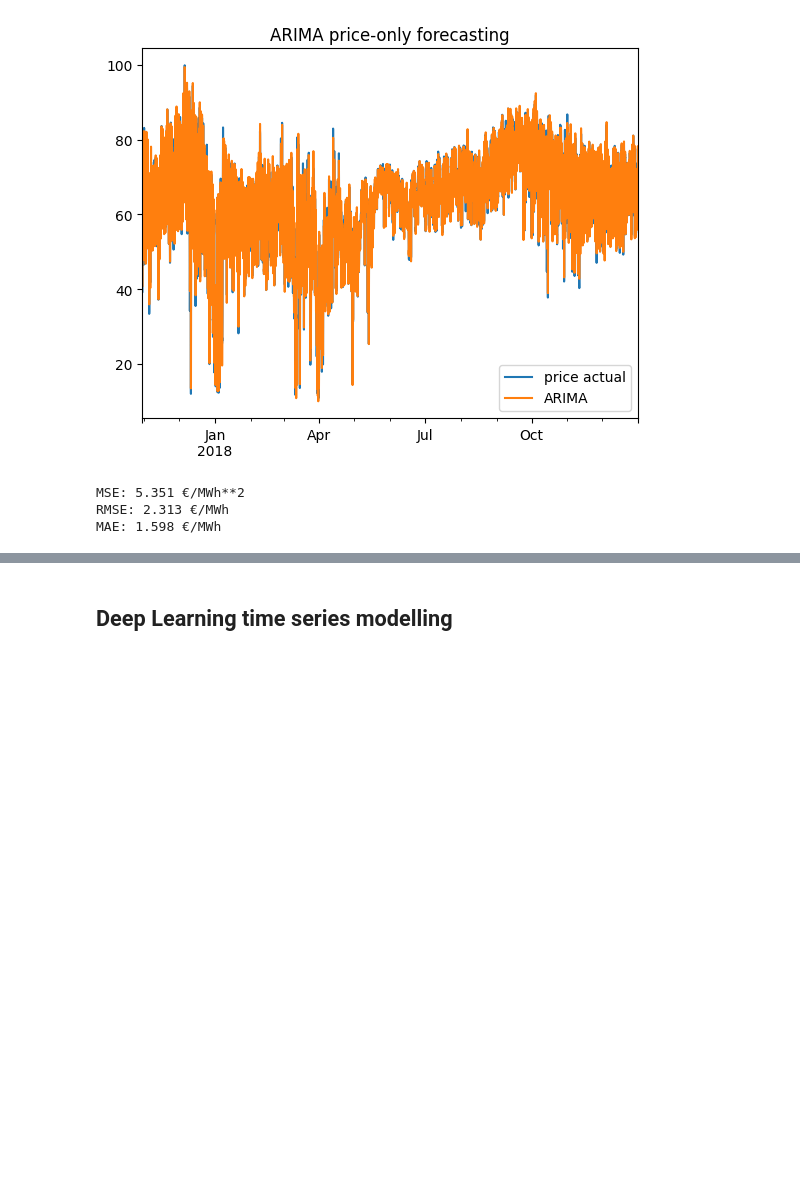
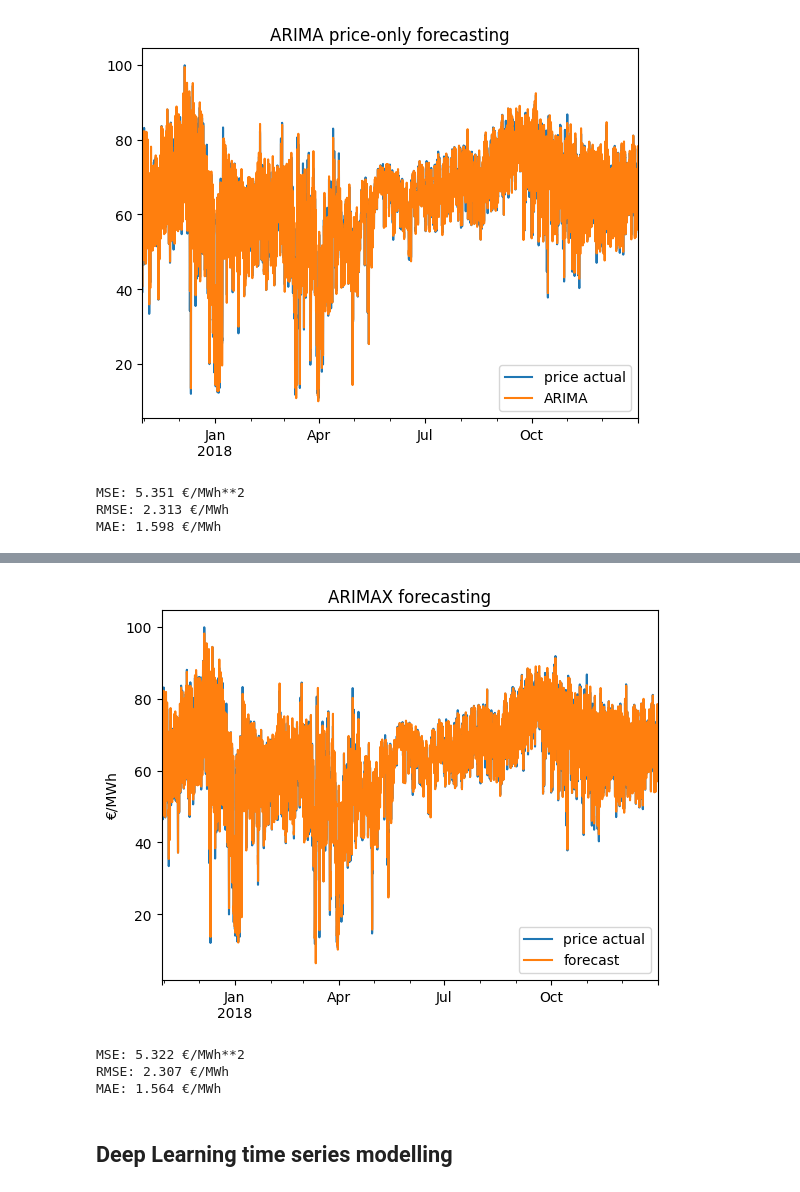
Before and after one commit to MiguelLoureiro98/EnergyForecasting, a Jupyter notebook: src/notebooks/hourly_forecasting/modelling.ipynb, the cells around one changed output, grey strips where cells are left out. Cells and saved outputs as stored; diff of their text form; code cells hidden in the pictures; blank space fills up the shorter version.

Commit message:
Added ARIMAX model.

```diff
--- a/src/notebooks/hourly_forecasting/modelling.ipynb
+++ b/src/notebooks/hourly_forecasting/modelling.ipynb
@@ -167,0 +189,4 @@ MAE: 1.598 €/MWh
+# %%
+arimax_model = sm.tsa.statespace.SARIMAX(data["price actual"].loc[:"2017-10-29"], data[["total load actual", "renewables_share"]].ffill().loc[:"2017-10-29"], order=(24, 1, 24));
+arimax_training_res = arimax_model.fit();
+arimax_training_res.summary()
@@ -168,2 +224,22 @@ MAE: 1.598 €/MWh
+# %%
+arimax = sm.tsa.statespace.SARIMAX(data["price actual"], data[["total load actual", "renewables_share"]].ffill(), order=(24, 1, 24));
+arimax_actual_res = arimax.filter(arimax_training_res.params);
+# %%
+arimax_preds = arimax_actual_res.predict();
+# %%
+pd.concat([data["price actual"].loc["2017-10-30":], arimax_preds["2017-10-30":].rename("forecast")], axis=1).plot(kind="line", title="ARIMAX forecasting", ylabel="€/MWh");
+# %% [output]
+[figure, added]
+# %%
+arimax_mse = mean_squared_error(data["price actual"].loc["2017-10-30":], arimax_preds.loc["2017-10-30":]);
+arimax_mae = mean_absolute_error(data["price actual"].loc["2017-10-30":], arimax_preds.loc["2017-10-30":]);
+
+print(f"MSE: {arimax_mse:.3f} €/MWh**2");
+print(f"RMSE: {np.sqrt(arimax_mse):.3f} €/MWh");
+print(f"MAE: {arimax_mae:.3f} €/MWh");
+# %% [output]
+MSE: 5.322 €/MWh**2
+RMSE: 2.307 €/MWh
+MAE: 1.564 €/MWh
 # %% [markdown]
 ## Deep Learning time series modelling
```
Also changed, not shown: parts of 6 cells of this notebook.
